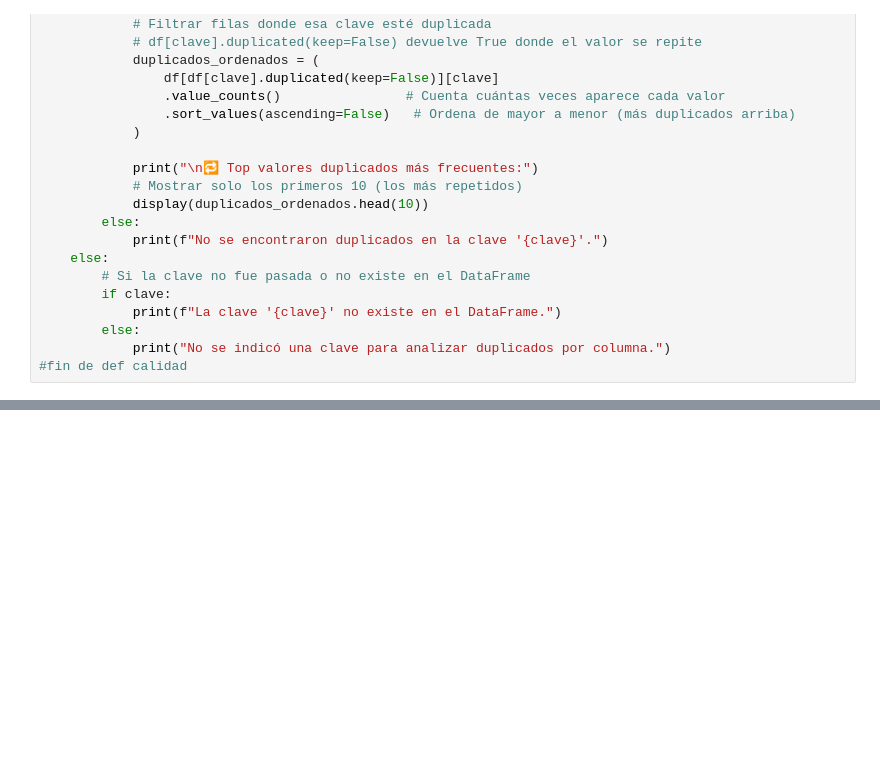
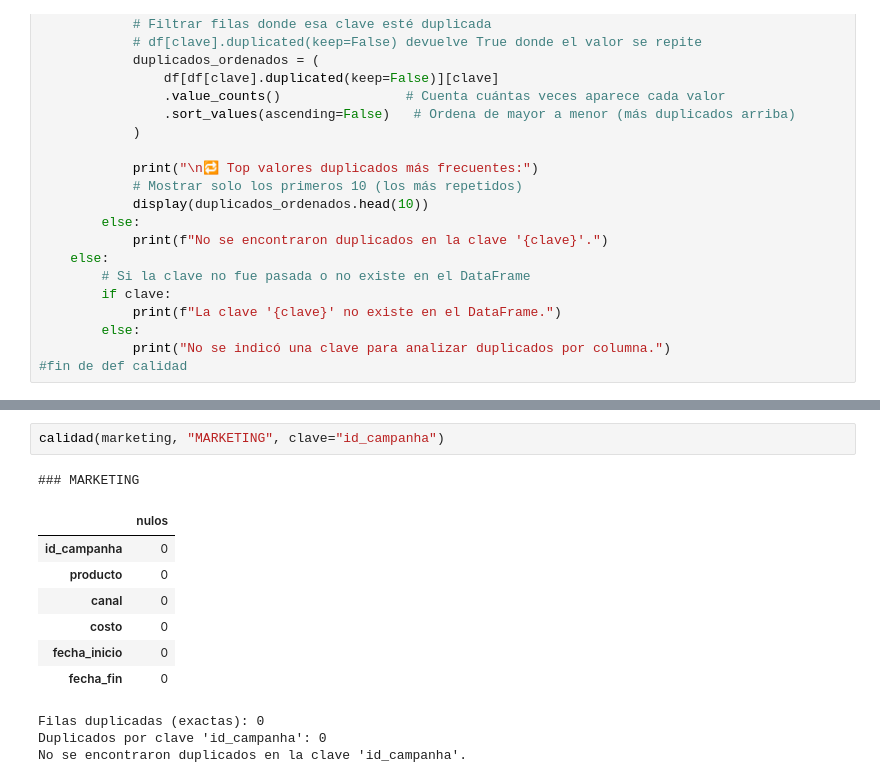
Before and after one commit to fernandospalmeiro/Pre_entrega_Data_Analytics_con_Python_25262, a Jupyter notebook: PreEntrega.ipynb, the cells around one changed output, grey strips where cells are left out. Saved outputs shown, nothing was run; the diff lists cells and outputs as text; blank space fills up the shorter version.

```diff
--- a/PreEntrega.ipynb
+++ b/PreEntrega.ipynb
@@ -238,0 +329,14 @@ NameError: name 'ventas' is not defined
+# %%
+calidad(marketing, "MARKETING", clave="id_campanha")
+# %% [output]
+### MARKETING
+|  | nulos |
+| id_campanha | 0 |
+| producto | 0 |
+| canal | 0 |
+| costo | 0 |
+| fecha_inicio | 0 |
+| fecha_fin | 0 |
+Filas duplicadas (exactas): 0
+Duplicados por clave 'id_campanha': 0
+No se encontraron duplicados en la clave 'id_campanha'.
```
Also changed, not shown: parts of 51 cells of this notebook.
